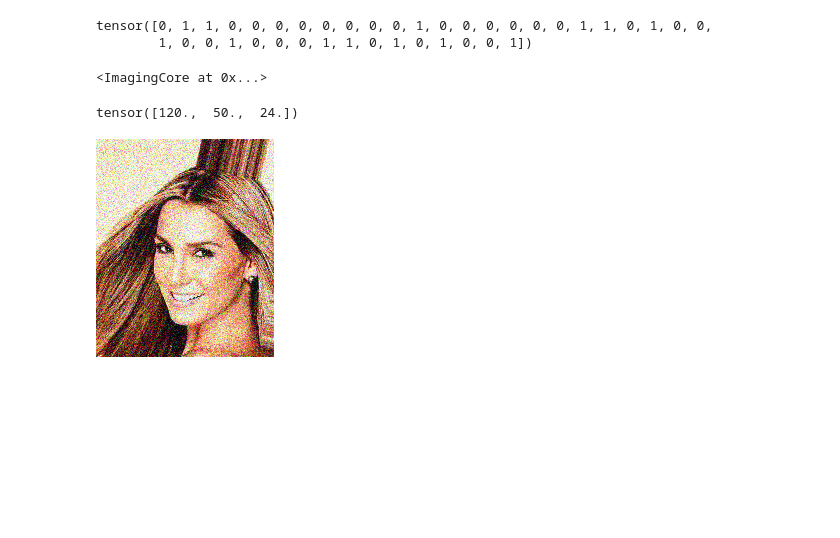
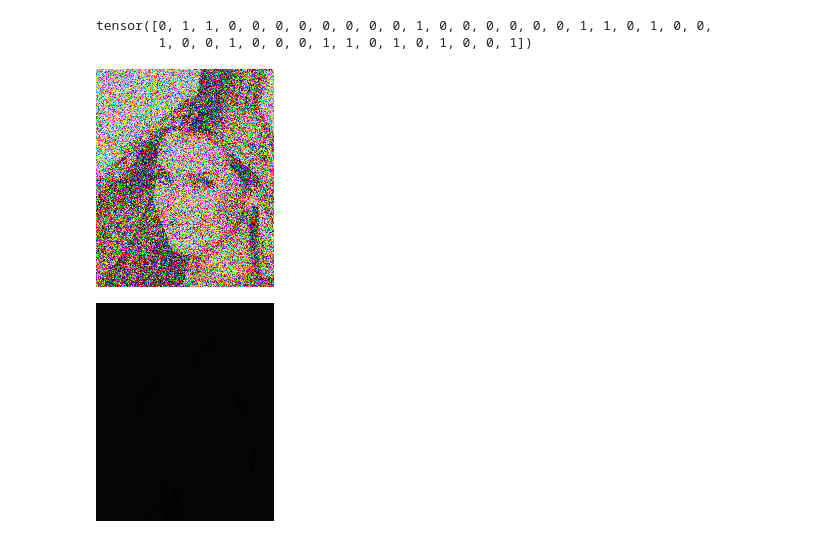
Before and after one commit to JacksonMHoke/diffusion_project, a Jupyter notebook: playground.ipynb, the cells around one changed output. Drawn from its saved outputs; the diff is of its cells as text; code cells hidden in the pictures; blank space fills up the shorter version.

```diff
--- a/playground.ipynb
+++ b/playground.ipynb
@@ -41,0 +45,11 @@ tensor([0, 1, 1, 0, 0, 0, 0, 0, 0, 0, 0, 1, 0, 0, 0, 0, 0, 0, 1, 1, 0, 1, 0, 0,
+# %%
+pixels=im.load()
+for k in range(10):
+    for i in range(im.size[0]):
+        for j in range(im.size[1]):
+            new_color=normal(tensor(pixels[i,j], dtype=torch.float),tensor((40,40,40), dtype=torch.float)).tolist()
+            new_color=tuple([round(x) for x in new_color])
+            im.putpixel((i,j),new_color)
+im
+# %% [output]
+[figure, added]
@@ -42,18 +66,8 @@ tensor([0, 1, 1, 0, 0, 0, 0, 0, 0, 0, 0, 1, 0, 0, 0, 0, 0, 0, 1, 1, 0, 1, 0, 0,
 # %%
-celebs[0][0].getdata()
+im=celebs[0][0]
-# %% [output]
-<ImagingCore at 0x...>
-# %%
-import torch
-im=celebs[0][0]
-pixels=im.load()
-print(tensor(pixels[i,j], dtype=torch.float))
-for i in range(im.size[0]):
-    for j in range(im.size[1]):
-        new_color=normal(tensor(pixels[i,j], dtype=torch.float),tensor((40,40,40), dtype=torch.float)).tolist()
-        new_color=tuple([round(x) for x in new_color])
-        im.putpixel((i,j),new_color)
-im
-# %% [output]
-tensor([120.,  50.,  24.])
-[figure, removed]
+# %%
+for i in range(100):
+    im=add_noise(im, 0.1)
+im
+# %% [output]
+[figure, added]
```
Also changed, not shown: parts of 3 cells of this notebook.
